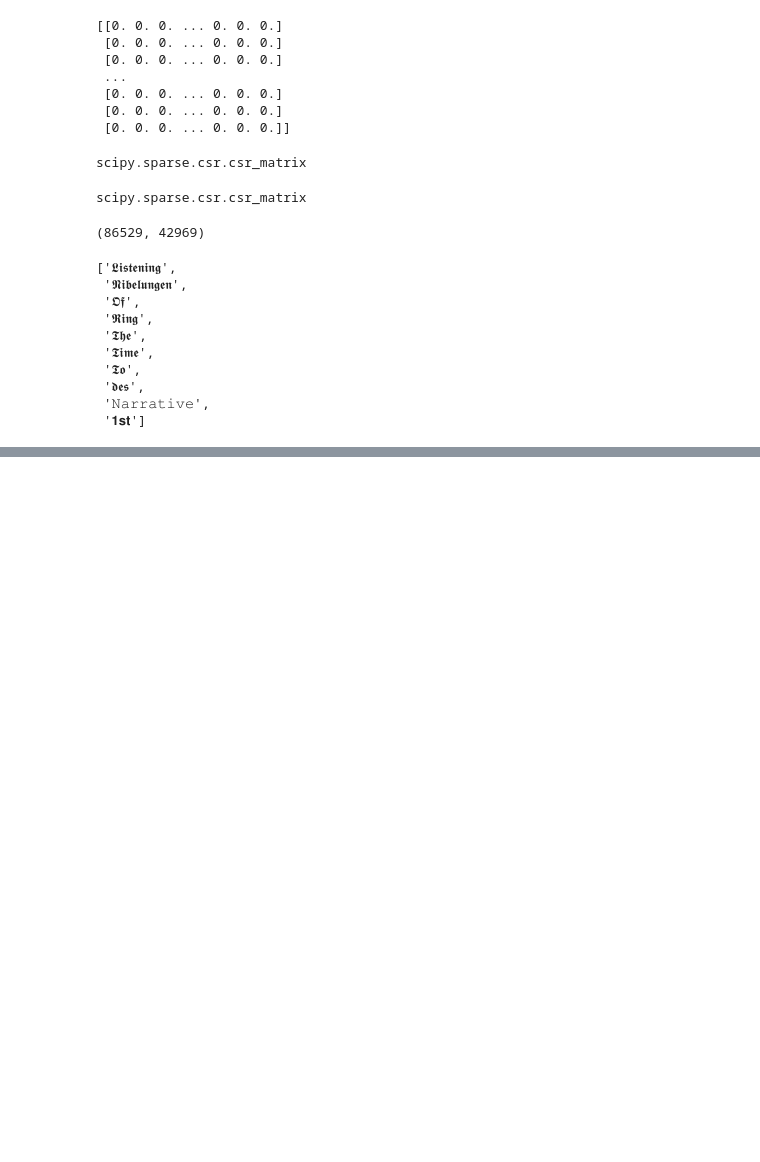
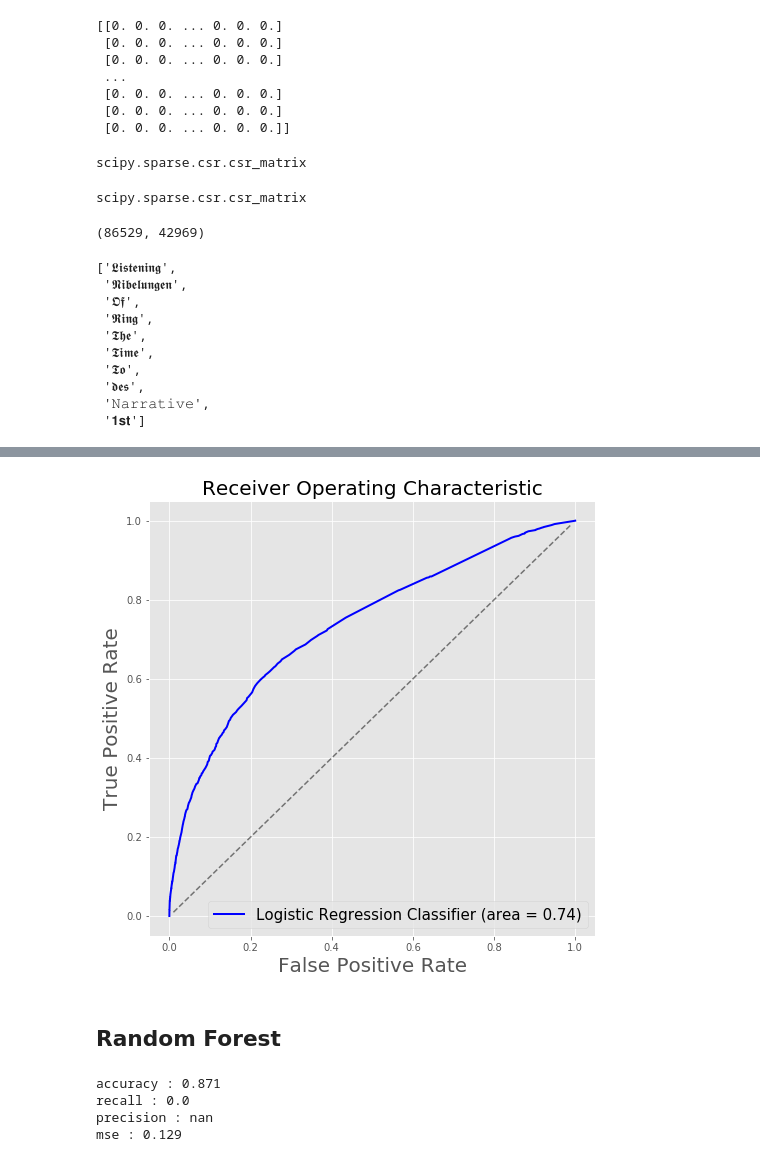
Before and after one commit to b-weintraub/hate-speech, a Jupyter notebook: TD-IDF-model.ipynb, the cells around one changed output, grey strips where cells are left out. Saved outputs shown, nothing was run; the diff lists cells and outputs as text; code cells hidden in the pictures; blank space fills up the shorter version.

```diff
--- a/TD-IDF-model.ipynb
+++ b/TD-IDF-model.ipynb
@@ -110,0 +150,10 @@ accuracy_score(y_test, y_predict)
+# %%
+# Plot receiver operating characteristics (ROC)
+proba_true_lr = model.predict_proba(X_test)[:,1]
+fig, ax = plt.subplots(figsize=(8,8))
+plot_roc_curve(proba_true_lr, y_test, ax, title='Logistic Regression Classifier',color='b')
+plt.savefig('img/roc_lr.png', dpi=250)
+# %% [output]
+[figure, added]
+# %% [markdown]
+## Random Forest
@@ -110,0 +170,16 @@ accuracy_score(y_test, y_predict)
+# %%
+# Get some statistics
+#a, r, p, mse = accuracy_scores(yt, y_pred)
+#df = confusion_df(yt, y_pred_rf)
+#render_mpl_table(df)
+
+accuracy, recall, precision, mse = accuracy_scores(y_test, y_pred_rf)
+print(f"accuracy : {accuracy}")
+print(f"recall : {recall}")
+print(f"precision : {precision}")
+print(f"mse : {mse}")
+# %% [output]
+accuracy : 0.871
+recall : 0.0
+precision : nan
+mse : 0.129
```
Also changed, not shown: parts of 30 cells of this notebook, 13 other files.
